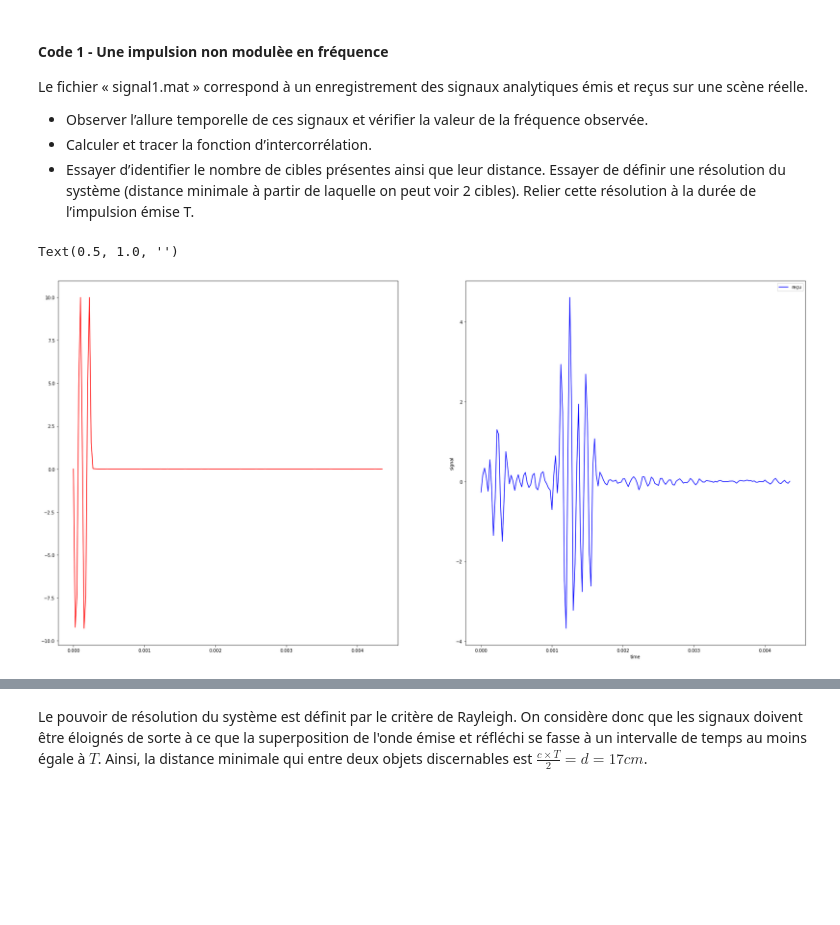
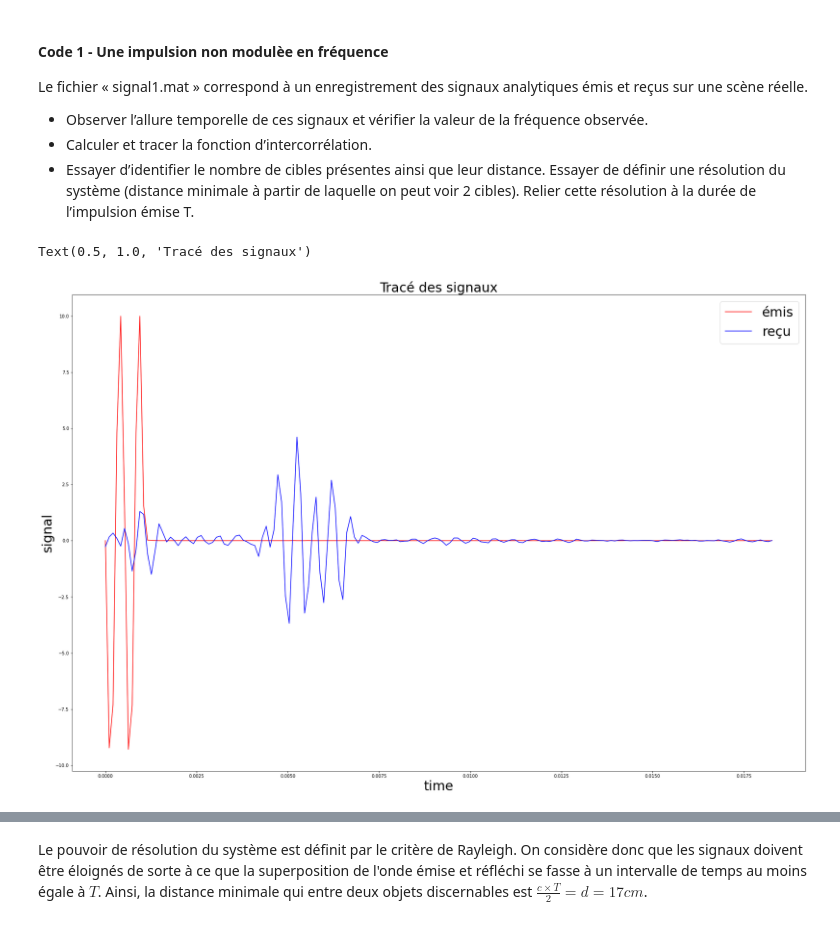
Before and after one commit to 21garbe/Traitement-du-siganl---1A, a Jupyter notebook: mini_projet_radar.ipynb, the cells around one changed output, grey strips where cells are left out. Cells and saved outputs as stored; diff of their text form; code cells hidden in the pictures; blank space fills up the shorter version.

```diff
--- a/mini_projet_radar.ipynb
+++ b/mini_projet_radar.ipynb
@@ -269,8 +286,8 @@ T = 1E-3   # durée de l'imp
 # %%
 data = scipy.io.loadmat('data/signal1.mat') # chargement du fichier de données
 
-e = data['e']
-r = data['r']
+e = data['e'][:,0]
+r = data['r'][:,0]
 Fs = data['Fs']
 N = len(r)                              # nombre de points du signal
 d = c * np.arange(0,N)/Fs/2             # axe distance (metres)
@@ -280,19 +297,18 @@ resol_theorique = None                    # résolution théorique
 # %%
 
 #tracés
-time = np.arange(0, N/f0, 1/f0)
-fig = plt.figure(figsize=(30, 15))
-ax1, ax2 = fig.subplots(1, 2)
-ax1.plot(time, e, color ='r', label = 'émis')
-ax2.plot(time, r, color = 'b', label = 'reçu')
+time = np.arange(0, N)/Fs[:,0]
+fig = plt.figure(figsize=(30, 20))
+plt.plot(time, e, color ='r', label = 'émis')
+plt.plot(time, r, color = 'b', label = 'reçu')
 
 
 
 #fiuritures
-plt.legend()
-plt.xlabel('time')
-plt.ylabel('signal')
-plt.title(None)
+plt.legend(fontsize = 30)
+plt.xlabel('time', fontsize = 30)
+plt.ylabel('signal', fontsize = 30)
+plt.title('Tracé des signaux', fontsize = 30)
 # %% [output]
-Text(0.5, 1.0, '')
+Text(0.5, 1.0, 'Tracé des signaux')
-[figure, old version]
+[figure, new version]
```
Also changed, not shown: parts of 13 cells of this notebook.
